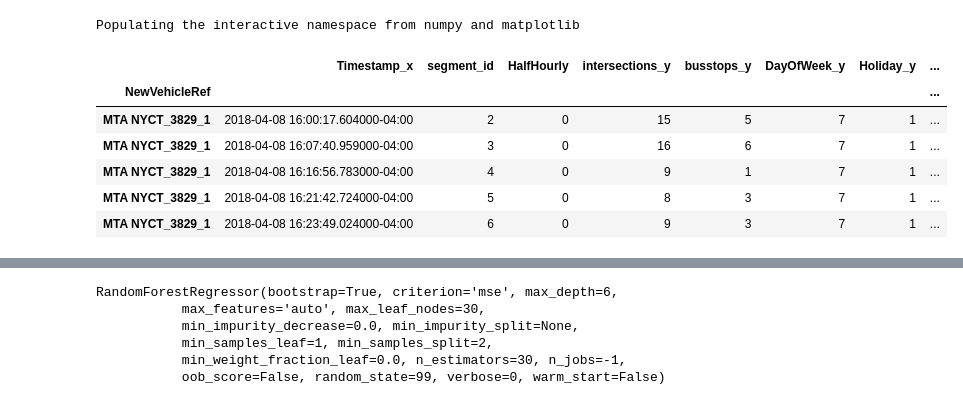
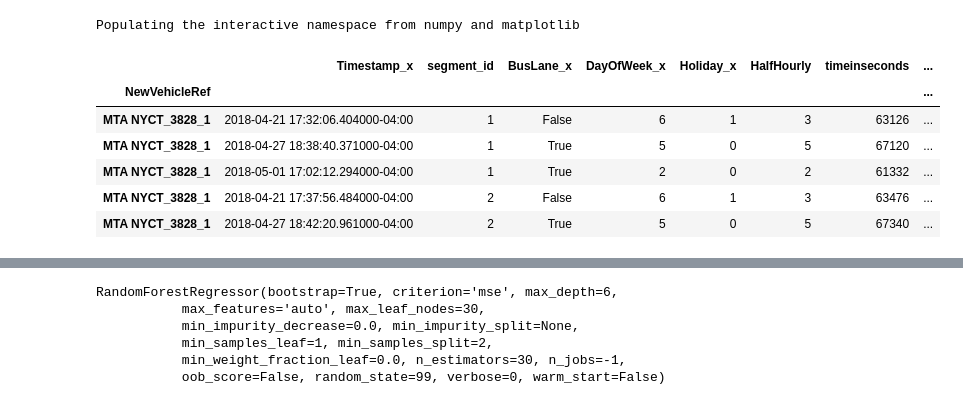
Before and after one commit to ywnch/NYC-bus-LTT-prediction, a Jupyter notebook: prediction.ipynb, the cells around one changed output, grey strips where cells are left out. Saved outputs shown, nothing was run; the diff lists cells and outputs as text; code cells hidden in the pictures.

```diff
--- a/prediction.ipynb
+++ b/prediction.ipynb
@@ -14,16 +16,15 @@ from sklearn.ensemble import RandomForestRegressor
 Populating the interactive namespace from numpy and matplotlib
 # %%
 df = pd.read_csv("bus_train.csv", index_col=0)
-df2 = pd.read_csv("bus_train_1.csv", index_col=0)
 df.head()
 # %% [output]
-|  | Timestamp_x | segment_id | HalfHourly | intersections_y | busstops_y | DayOfWeek_y | Holiday_y | ... |
+|  | Timestamp_x | segment_id | BusLane_x | DayOfWeek_x | Holiday_x | HalfHourly | timeinseconds | ... |
 | NewVehicleRef |  |  |  |  |  |  |  | ... |
-| MTA NYCT_3829_1 | 2018-04-08 16:00:17.604000-04:00 | 2 | 0 | 15 | 5 | 7 | 1 | ... |
-| MTA NYCT_3829_1 | 2018-04-08 16:07:40.959000-04:00 | 3 | 0 | 16 | 6 | 7 | 1 | ... |
-| MTA NYCT_3829_1 | 2018-04-08 16:16:56.783000-04:00 | 4 | 0 | 9 | 1 | 7 | 1 | ... |
-| MTA NYCT_3829_1 | 2018-04-08 16:21:42.724000-04:00 | 5 | 0 | 8 | 3 | 7 | 1 | ... |
-| MTA NYCT_3829_1 | 2018-04-08 16:23:49.024000-04:00 | 6 | 0 | 9 | 3 | 7 | 1 | ... |
+| MTA NYCT_3828_1 | 2018-04-21 17:32:06.404000-04:00 | 1 | False | 6 | 1 | 3 | 63126 | ... |
+| MTA NYCT_3828_1 | 2018-04-27 18:38:40.371000-04:00 | 1 | True | 5 | 0 | 5 | 67120 | ... |
+| MTA NYCT_3828_1 | 2018-05-01 17:02:12.294000-04:00 | 1 | True | 2 | 0 | 2 | 61332 | ... |
+| MTA NYCT_3828_1 | 2018-04-21 17:37:56.484000-04:00 | 2 | False | 6 | 1 | 3 | 63476 | ... |
+| MTA NYCT_3828_1 | 2018-04-27 18:42:20.961000-04:00 | 2 | True | 5 | 0 | 5 | 67340 | ... |
 # %%
 df.columns
 # %% [output]
```
Also changed, not shown: parts of 41 cells of this notebook, 1 other file.
